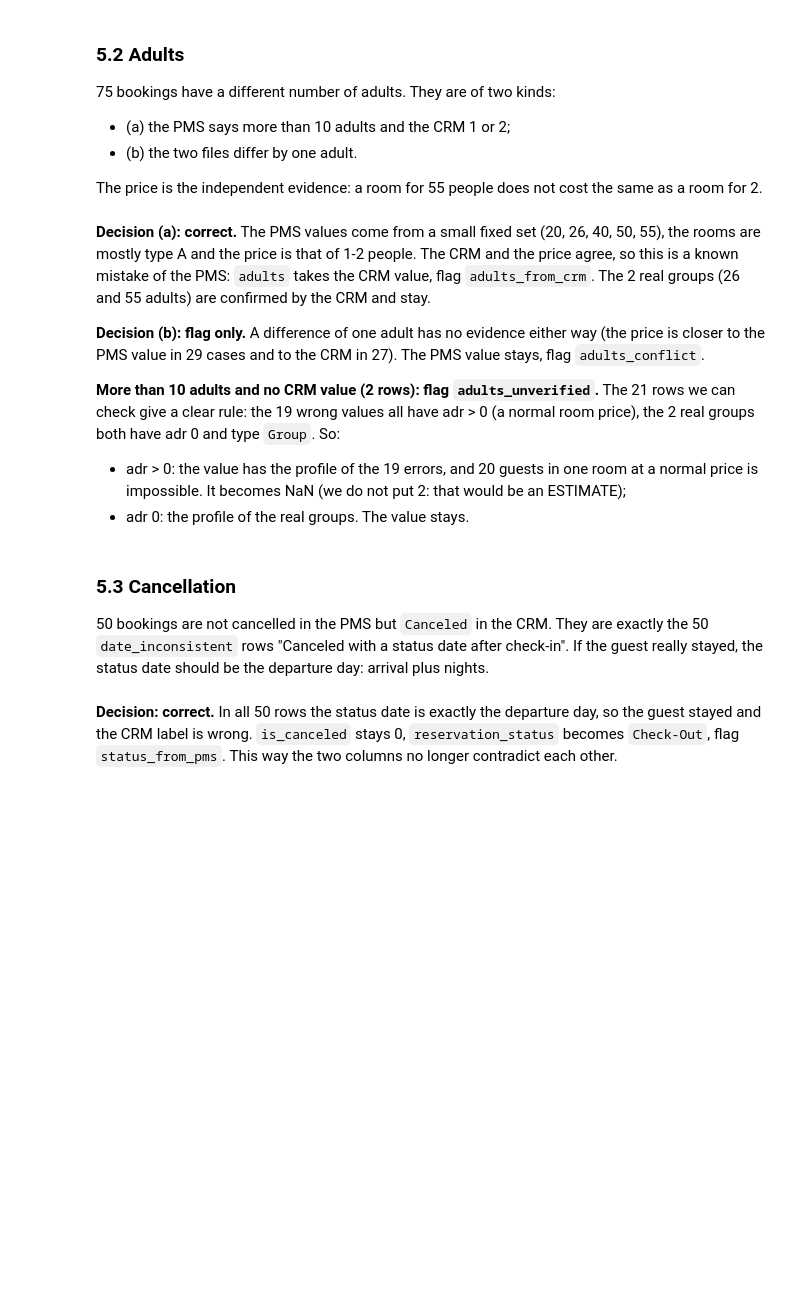
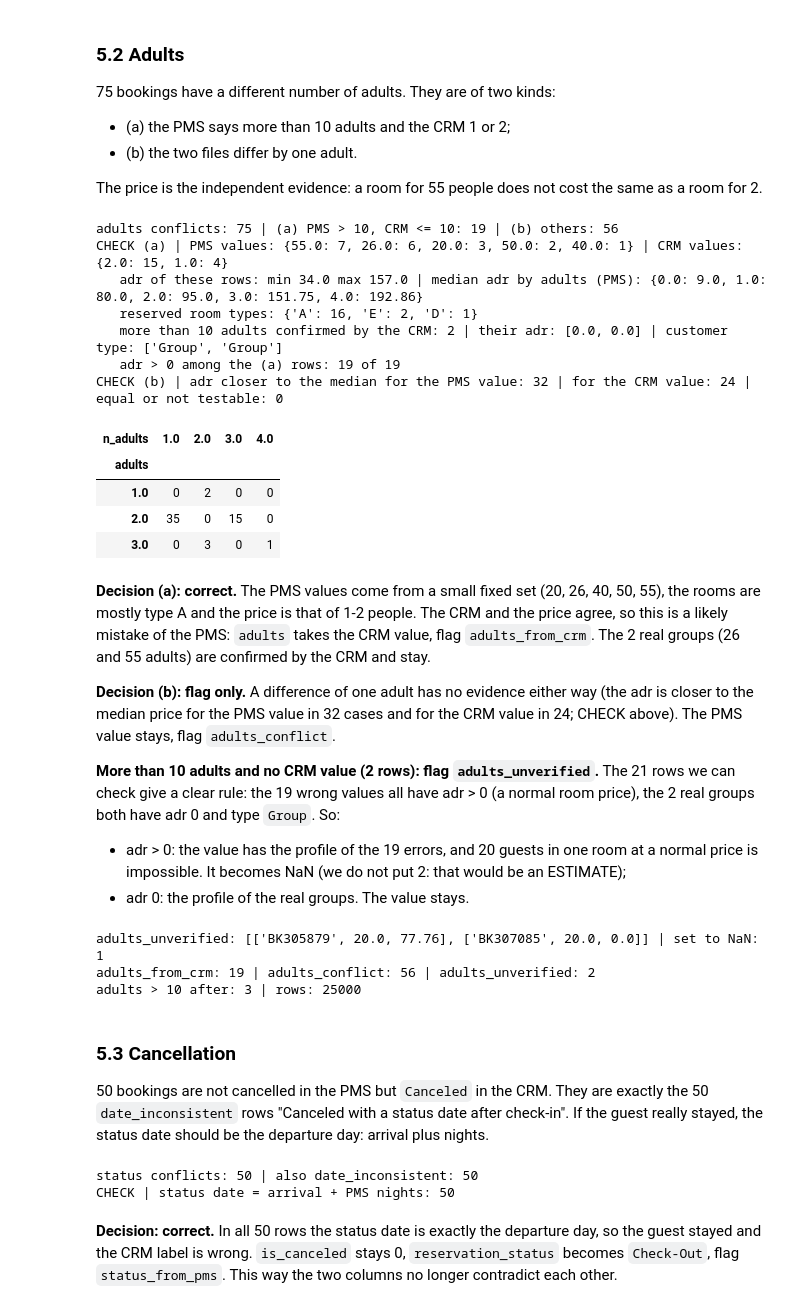
Before and after one commit to lapoint13/pandas_project, a Jupyter notebook: Project/merge/merge.ipynb, the cells around one changed output. Cells and saved outputs as stored; diff of their text form; code cells hidden in the pictures; blank space fills up the shorter version.

```diff
--- a/Project/merge/merge.ipynb
+++ b/Project/merge/merge.ipynb
@@ -74,8 +94,8 @@ pd.crosstab(df["in_pms"], df["in_crm"])
 ### Columns that changed type
 With the outer merge, integer columns of one file get NaN on the rows of the other file, so pandas turns them into floats. The flag columns of Phase A become NaN for the rows that were not in that file: there the flag was never checked, so `False` (not touched) is the right value.
 # %%
-flags = ["meal_undefined", "adr_invalid", "adr_outlier", "adr_zero", "week_nights_missing", "zero_nights",
-         "no_guests", "children_missing",
+flags = ["meal_undefined", "filled_from_old_version", "adr_invalid", "adr_outlier", "adr_zero", "week_nights_missing",
+         "zero_nights", "no_guests", "children_missing",
          "segment_undefined", "channel_undefined", "country_placeholder", "country_cn_ambiguous",
          "lead_time_missing", "adults_over_10", "date_inconsistent"]
 print("NaN in the flags before:", df[flags].isna().sum().sum())
@@ -106,3 +154,9 @@ print("arrival_date missing before:", df["arrival_date"].isna().sum())
 df["arrival_date"] = df["arrival_date"].fillna(df["checkin_date"])
 print("arrival_date missing after:", df["arrival_date"].isna().sum(),
       "| from", df["arrival_date"].min().date(), "to", df["arrival_date"].max().date())
+parts = ["arrival_date_year", "arrival_date_month", "arrival_date_day_of_month"]
+print("year, month, day missing before:", df[parts].isna().sum().sum())
+df["arrival_date_year"] = df["arrival_date_year"].fillna(df["arrival_date"].dt.year).astype(int)
+df["arrival_date_month"] = df["arrival_date_month"].fillna(df["arrival_date"].dt.month).astype(int)
+df["arrival_date_day_of_month"] = df["arrival_date_day_of_month"].fillna(df["arrival_date"].dt.day).astype(int)
+print("year, month, day missing after:", df[parts].isna().sum().sum())
@@ -166,22 +265,42 @@ The price is the independent evidence: a room for 55 people does not cost the sa
 # %%
 adults_diff = both & df["n_adults"].notna() & (df["adults"] != df["n_adults"])
 typo = adults_diff & (df["adults"] > 10) & (df["n_adults"] <= 10)
 print("adults conflicts:", adults_diff.sum(), "| (a) PMS > 10, CRM <= 10:", typo.sum(),
       "| (b) others:", (adults_diff & ~typo).sum())
 print("CHECK (a) | PMS values:", df["adults"][typo].value_counts().to_dict(),
       "| CRM values:", df["n_adults"][typo].value_counts().to_dict())
 print("   adr of these rows: min", df["adr"][typo].min(), "max", df["adr"][typo].max(),
       "| median adr by adults (PMS):", df[df["adults"] <= 4].groupby("adults")["adr"].median().to_dict())
 print("   reserved room types:", df["reserved_room_type"][typo].value_counts().to_dict())
 confirmed = both & (df["adults"] > 10) & (df["adults"] == df["n_adults"])
 print("   more than 10 adults confirmed by the CRM:", confirmed.sum(), "| their adr:", df["adr"][confirmed].tolist(),
       "| customer type:", df["customer_type"][confirmed].tolist())
 print("   adr > 0 among the (a) rows:", (df["adr"][typo] > 0).sum(), "of", typo.sum())
+med = df[df["adults"] <= 4].groupby("adults")["adr"].median()
+gap_pms = (df["adr"] - df["adults"].map(med)).abs()
+gap_crm = (df["adr"] - df["n_adults"].map(med)).abs()
+b_rows = adults_diff & ~typo
+print("CHECK (b) | adr closer to the median for the PMS value:", (b_rows & (gap_pms < gap_crm)).sum(),
+      "| for the CRM value:", (b_rows & (gap_crm < gap_pms)).sum(),
+      "| equal or not testable:", (b_rows & ~(gap_pms < gap_crm) & ~(gap_crm < gap_pms)).sum())
 pd.crosstab(df["adults"][adults_diff & ~typo], df["n_adults"][adults_diff & ~typo])
+# %% [output]
+adults conflicts: 75 | (a) PMS > 10, CRM <= 10: 19 | (b) others: 56
+CHECK (a) | PMS values: {55.0: 7, 26.0: 6, 20.0: 3, 50.0: 2, 40.0: 1} | CRM values: {2.0: 15, 1.0: 4}
+   adr of these rows: min 34.0 max 157.0 | median adr by adults (PMS): {0.0: 9.0, 1.0: 80.0, 2.0: 95.0, 3.0: 151.75, 4.0: 192.86}
+   reserved room types: {'A': 16, 'E': 2, 'D': 1}
+   more than 10 adults confirmed by the CRM: 2 | their adr: [0.0, 0.0] | customer type: ['Group', 'Group']
+   adr > 0 among the (a) rows: 19 of 19
+CHECK (b) | adr closer to the median for the PMS value: 32 | for the CRM value: 24 | equal or not testable: 0
+| n_adults | 1.0 | 2.0 | 3.0 | 4.0 |
+| adults |  |  |  |  |
+| 1.0 | 0 | 2 | 0 | 0 |
+| 2.0 | 35 | 0 | 15 | 0 |
+| 3.0 | 0 | 3 | 0 | 1 |
 # %% [markdown]
-**Decision (a): correct.** The PMS values come from a small fixed set (20, 26, 40, 50, 55), the rooms are mostly type A and the price is that of 1-2 people. The CRM and the price agree, so this is a known mistake of the PMS: `adults` takes the CRM value, flag `adults_from_crm`. The 2 real groups (26 and 55 adults) are confirmed by the CRM and stay.
+**Decision (a): correct.** The PMS values come from a small fixed set (20, 26, 40, 50, 55), the rooms are mostly type A and the price is that of 1-2 people. The CRM and the price agree, so this is a likely mistake of the PMS: `adults` takes the CRM value, flag `adults_from_crm`. The 2 real groups (26 and 55 adults) are confirmed by the CRM and stay.
 
-**Decision (b): flag only.** A difference of one adult has no evidence either way (the price is closer to the PMS value in 29 cases and to the CRM in 27). The PMS value stays, flag `adults_conflict`.
+**Decision (b): flag only.** A difference of one adult has no evidence either way (the adr is closer to the median price for the PMS value in 32 cases and for the CRM value in 24; CHECK above). The PMS value stays, flag `adults_conflict`.
 
 **More than 10 adults and no CRM value (2 rows): flag `adults_unverified`.** The 21 rows we can check give a clear rule: the 19 wrong values all have adr > 0 (a normal room price), the 2 real groups both have adr 0 and type `Group`. So:
 - adr > 0: the value has the profile of the 19 errors, and 20 guests in one room at a normal price is impossible. It becomes NaN (we do not put 2: that would be an ESTIMATE);
@@ -198,6 +317,10 @@ df["adults"] = df["adults"].where(~impossible)
 print("adults_from_crm:", df["adults_from_crm"].sum(), "| adults_conflict:", df["adults_conflict"].sum(),
       "| adults_unverified:", df["adults_unverified"].sum())
 print("adults > 10 after:", (df["adults"] > 10).sum(), "| rows:", len(df))
+# %% [output]
+adults_unverified: [['BK305879', 20.0, 77.76], ['BK307085', 20.0, 0.0]] | set to NaN: 1
+adults_from_crm: 19 | adults_conflict: 56 | adults_unverified: 2
+adults > 10 after: 3 | rows: 25000
 # %% [markdown]
 ### 5.3 Cancellation
 50 bookings are not cancelled in the PMS but `Canceled` in the CRM. They are exactly the 50 `date_inconsistent` rows "Canceled with a status date after check-in". If the guest really stayed, the status date should be the departure day: arrival plus nights.
@@ -206,6 +329,9 @@ status_diff = both & (df["is_canceled"] == 0) & (df["reservation_status"] == "Ca
 print("status conflicts:", status_diff.sum(), "| also date_inconsistent:", (status_diff & df["date_inconsistent"]).sum())
 print("CHECK | status date = arrival + PMS nights:",
       (status_diff & ((df["reservation_status_date"] - df["arrival_date"]).dt.days == nights)).sum())
+# %% [output]
+status conflicts: 50 | also date_inconsistent: 50
+CHECK | status date = arrival + PMS nights: 50
 # %% [markdown]
 **Decision: correct.** In all 50 rows the status date is exactly the departure day, so the guest stayed and the CRM label is wrong. `is_canceled` stays 0, `reservation_status` becomes `Check-Out`, flag `status_from_pms`. This way the two columns no longer contradict each other.
 # %%
```
Also changed, not shown: parts of 48 cells of this notebook, 6 other files.
